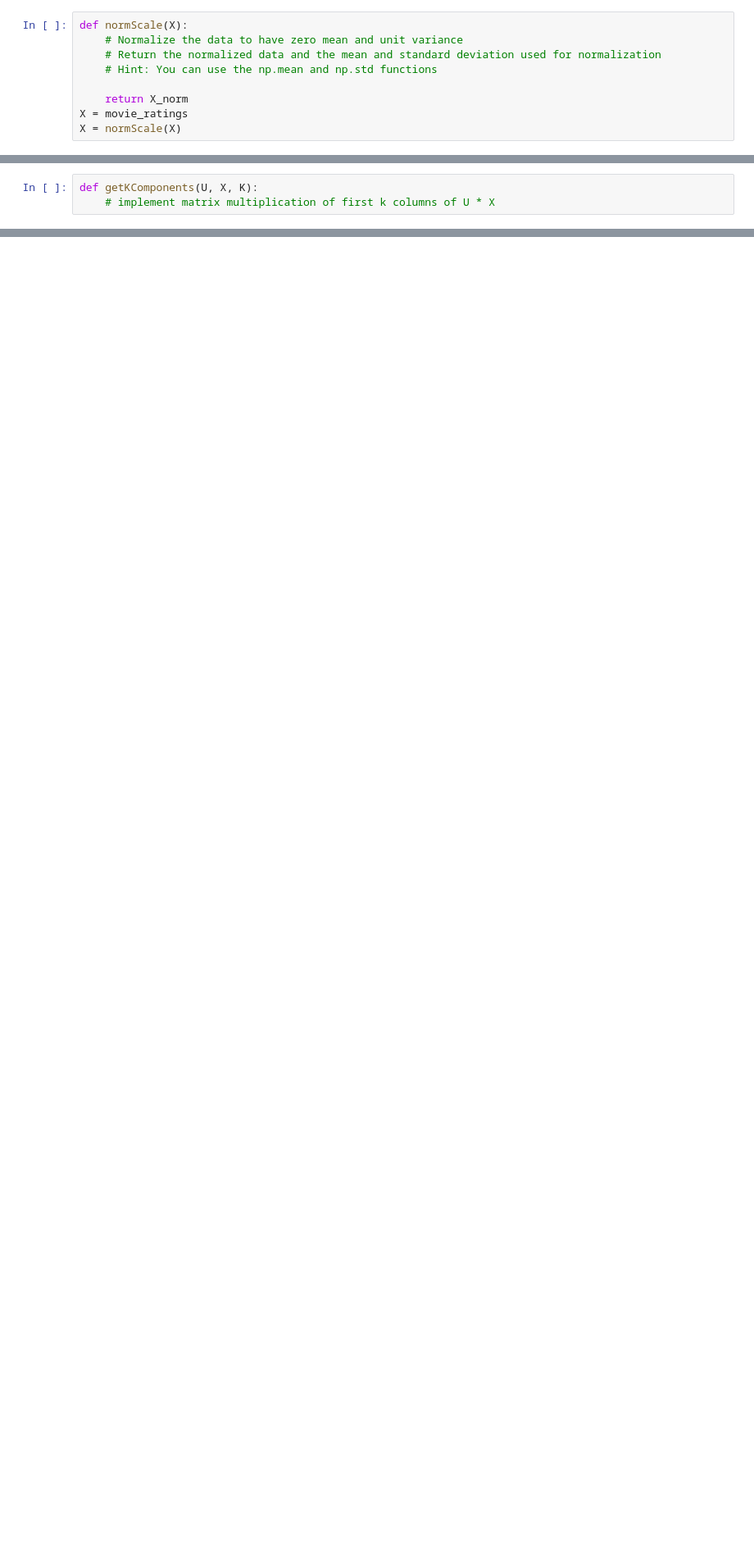
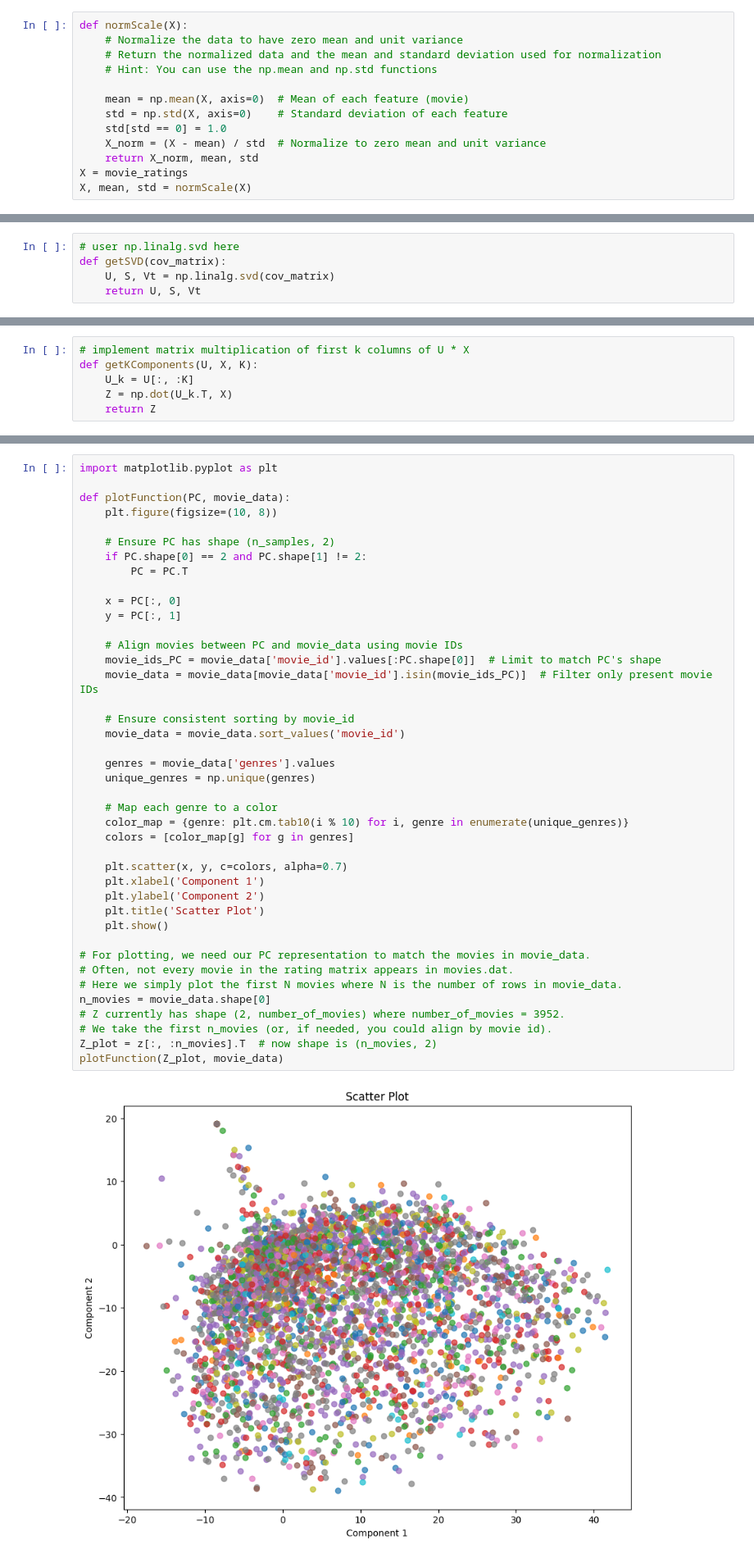
Before and after one commit to Kanskikuro/DAT550, a Jupyter notebook: Assignment3/Assignment_3.ipynb, the cells around one changed output, grey strips where cells are left out. Shown at 82% size. Cells and saved outputs as stored; diff of their text form; blank space fills up the shorter version.

```diff
--- a/Assignment3/Assignment_3.ipynb
+++ b/Assignment3/Assignment_3.ipynb
@@ -50,9 +57,13 @@ def normScale(X):
     # Return the normalized data and the mean and standard deviation used for normalization
     # Hint: You can use the np.mean and np.std functions
 
-    return X_norm
+    mean = np.mean(X, axis=0)  # Mean of each feature (movie)
+    std = np.std(X, axis=0)    # Standard deviation of each feature
+    std[std == 0] = 1.0
+    X_norm = (X - mean) / std  # Normalize to zero mean and unit variance
+    return X_norm, mean, std
 X = movie_ratings
-X = normScale(X)
+X, mean, std = normScale(X)
 # %% [markdown]
 # Part-2: Covariance matrix  (15 points)
 Now the preprocessing is finished. Next, as explained in the lecture, you need to compute the covariance matrix https://en.wikipedia.org/wiki/Covariance_matrix. Given $n \times m$ $n$ rows and $m$ columns matrix, a covariance matrix is an $m \times m$ matrix given as below (sigma)
@@ -86,3 +94,8 @@ def getSVD(cov_matrix):
+# %%
+# user np.linalg.svd here
+def getSVD(cov_matrix):
+    U, S, Vt = np.linalg.svd(cov_matrix)
+    return U, S, Vt
 # %%
 U, S, V = getSVD(cov_matrix)
 # %%
@@ -93,7 +106,10 @@ U.shape, S.shape, V.shape
 # Part-4: Compute PCA matrix (K dimensional)  (10 points)
 Now select the first $k$ columns from the matrix $U$ and multiply with $X$ to get $k$ dimensional representation.
 # %%
+# implement matrix multiplication of first k columns of U * X
 def getKComponents(U, X, K):
-    # implement matrix multiplication of first k columns of U * X
+    U_k = U[:, :K]
+    Z = np.dot(U_k.T, X)
+    return Z
 # %%
 z = getKComponents(U, X, 2)
@@ -135,3 +150,46 @@ def plotFunction(PC, movie_data):
+# %%
+import matplotlib.pyplot as plt
+
+def plotFunction(PC, movie_data):
+    plt.figure(figsize=(10, 8))
+
+    # Ensure PC has shape (n_samples, 2)
+    if PC.shape[0] == 2 and PC.shape[1] != 2:
+        PC = PC.T
+
+    x = PC[:, 0]
+    y = PC[:, 1]
+
+    # Align movies between PC and movie_data using movie IDs
+    movie_ids_PC = movie_data['movie_id'].values[:PC.shape[0]]  # Limit to match PC's shape
+    movie_data = movie_data[movie_data['movie_id'].isin(movie_ids_PC)]  # Filter only present movie IDs
+
+    # Ensure consistent sorting by movie_id
+    movie_data = movie_data.sort_values('movie_id')
+
+    genres = movie_data['genres'].values
+    unique_genres = np.unique(genres)
+
+    # Map each genre to a color
+    color_map = {genre: plt.cm.tab10(i % 10) for i, genre in enumerate(unique_genres)}
+    colors = [color_map[g] for g in genres]
+
+    plt.scatter(x, y, c=colors, alpha=0.7)
+    plt.xlabel('Component 1')
+    plt.ylabel('Component 2')
+    plt.title('Scatter Plot')
+    plt.show()
+
+# For plotting, we need our PC representation to match the movies in movie_data.
+# Often, not every movie in the rating matrix appears in movies.dat.
+# Here we simply plot the first N movies where N is the number of rows in movie_data.
+n_movies = movie_data.shape[0]
+# Z currently has shape (2, number_of_movies) where number_of_movies = 3952.
+# We take the first n_movies (or, if needed, you could align by movie id).
+Z_plot = z[:, :n_movies].T  # now shape is (n_movies, 2)
+plotFunction(Z_plot, movie_data)
+# %% [output]
+[figure, added]
 # %%
 #Expected plot
 plotFunction(z, movie_data)
```
Also changed, not shown: parts of 19 cells of this notebook.
